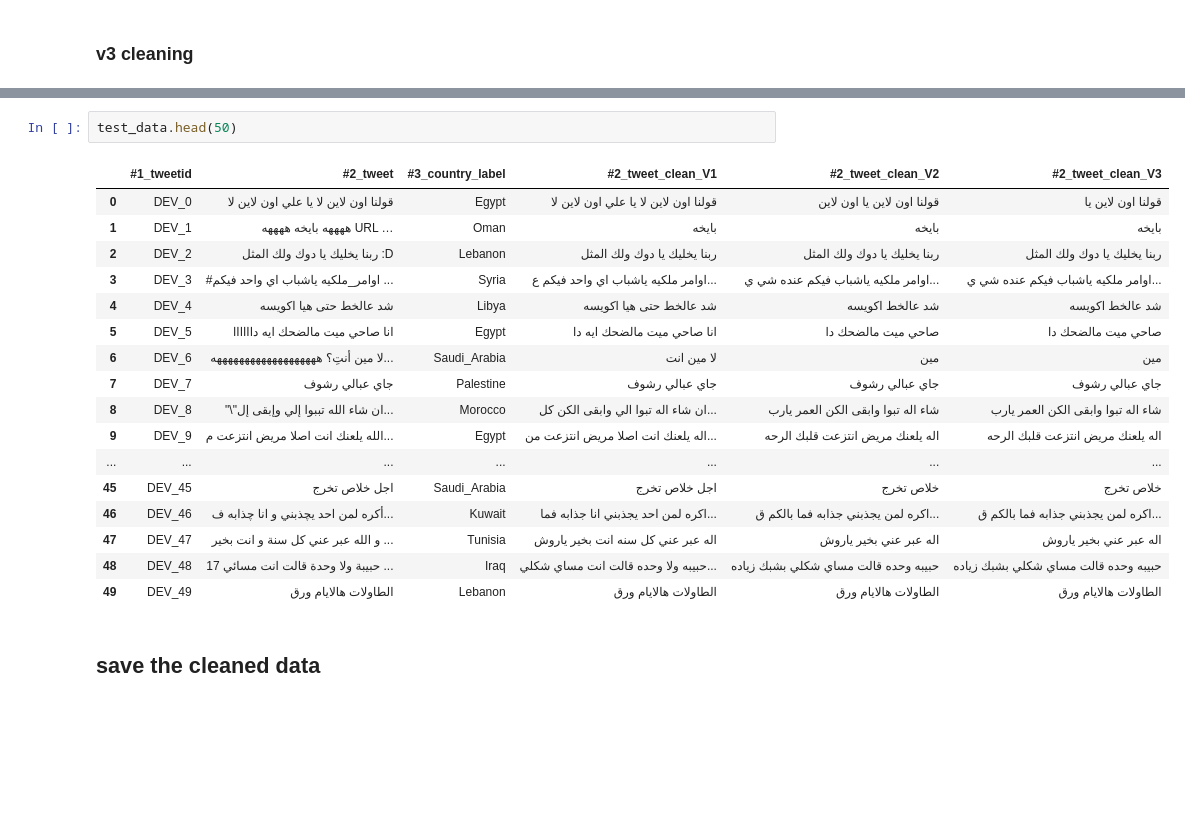
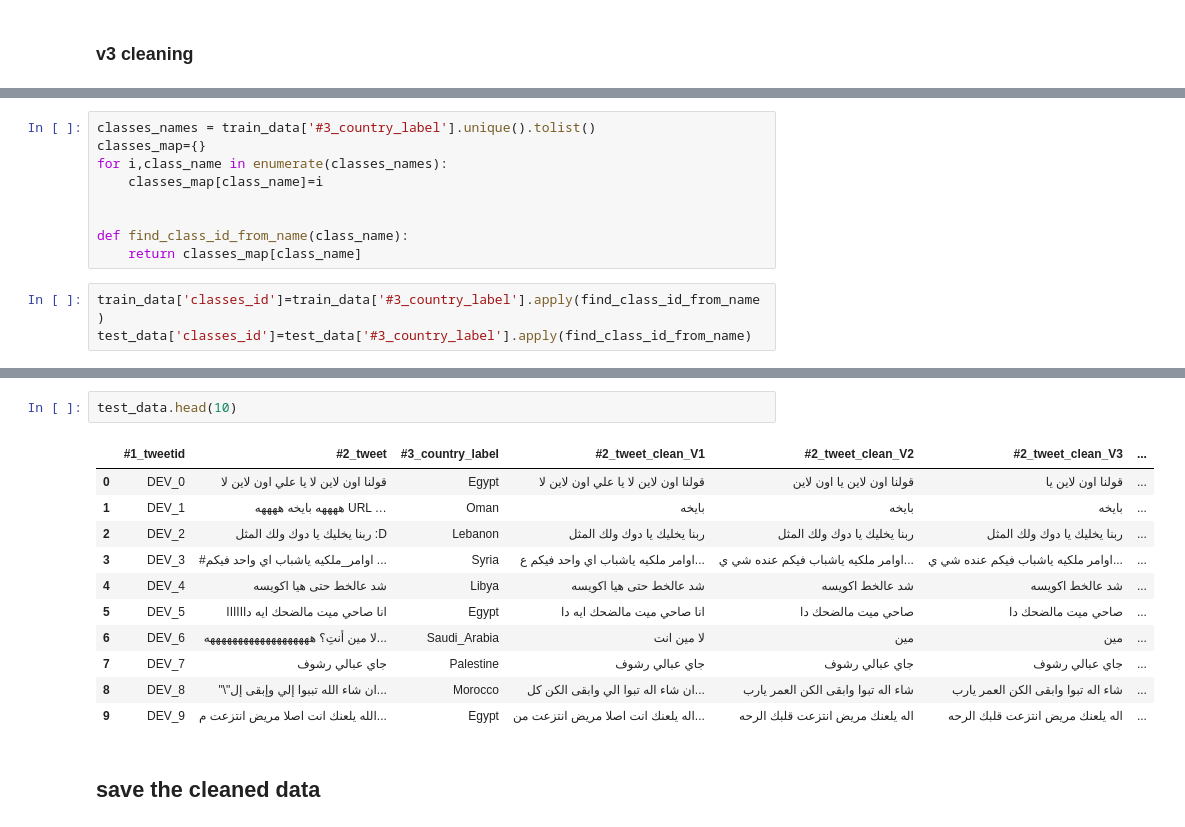
Before and after one commit to OmarSayedMostafa/Nuanced-Arabic-Dialect-Identification, a Jupyter notebook: DataCleaning.ipynb, the cells around one changed output, grey strips where cells are left out. Saved outputs shown, nothing was run; the diff lists cells and outputs as text; blank space fills up the shorter version.

```diff
--- a/DataCleaning.ipynb
+++ b/DataCleaning.ipynb
@@ -166 +198,13 @@ words removed:  0
+# %%
+classes_names = train_data['#3_country_label'].unique().tolist()
+classes_map={}
+for i,class_name in enumerate(classes_names):
+    classes_map[class_name]=i
+
+
+def find_class_id_from_name(class_name):
+    return classes_map[class_name]
+# %%
+train_data['classes_id']=train_data['#3_country_label'].apply(find_class_id_from_name)
+test_data['classes_id']=test_data['#3_country_label'].apply(find_class_id_from_name)
 # %%
@@ -186,23 +224,17 @@ train_data.head(50)
 # %%
-test_data.head(50)
+test_data.head(10)
 # %% [output]
-|  | #1_tweetid | #2_tweet | #3_country_label | #2_tweet_clean_V1 | #2_tweet_clean_V2 | #2_tweet_clean_V3 |
-| 0 | DEV_0 | قولنا اون لاين لا يا علي اون لاين لا | Egypt | قولنا اون لاين لا يا علي اون لاين لا | قولنا اون لاين يا اون لاين | قولنا اون لاين يا |
-| 1 | DEV_1 | ههههه بايخه ههههه URL … | Oman | بايخه | بايخه | بايخه |
-| 2 | DEV_2 | ربنا يخليك يا دوك ولك المثل :D | Lebanon | ربنا يخليك يا دوك ولك المثل | ربنا يخليك يا دوك ولك المثل | ربنا يخليك يا دوك ولك المثل |
-| 3 | DEV_3 | #اوامر_ملكيه ياشباب اي واحد فيكم ... | Syria | اوامر ملكيه ياشباب اي واحد فيكم ع... | اوامر ملكيه ياشباب فيكم عنده شي ي... | اوامر ملكيه ياشباب فيكم عنده شي ي... |
-| 4 | DEV_4 | شد عالخط حتى هيا اكويسه | Libya | شد عالخط حتى هيا اكويسه | شد عالخط اكويسه | شد عالخط اكويسه |
-| 5 | DEV_5 | انا صاحي ميت مالضحك ايه داااااا | Egypt | انا صاحي ميت مالضحك ايه دا | صاحي ميت مالضحك دا | صاحي ميت مالضحك دا |
-| 6 | DEV_6 | لا مين أنتِ؟ هههههههههههههههههههه... | Saudi_Arabia | لا مين انت | مين | مين |
-| 7 | DEV_7 | جاي عبالي رشوف | Palestine | جاي عبالي رشوف | جاي عبالي رشوف | جاي عبالي رشوف |
-| 8 | DEV_8 | "\"ان شاء الله تببوا إلي وإبقى إل... | Morocco | ان شاء اله تبوا الي وابقى الكن كل... | شاء اله تبوا وابقى الكن العمر يارب | شاء اله تبوا وابقى الكن العمر يارب |
-| 9 | DEV_9 | الله يلعنك انت اصلا مريض انتزعت م... | Egypt | اله يلعنك انت اصلا مريض انتزعت من... | اله يلعنك مريض انتزعت قلبك الرحه | اله يلعنك مريض انتزعت قلبك الرحه |
-| ... | ... | ... | ... | ... | ... | ... |
-| 45 | DEV_45 | اجل خلاص تخرج | Saudi_Arabia | اجل خلاص تخرج | خلاص تخرج | خلاص تخرج |
-| 46 | DEV_46 | أكره لمن احد يچذبني و انا چذابه ف... | Kuwait | اكره لمن احد يجذبني انا جذابه فما... | اكره لمن يجذبني جذابه فما بالكم ق... | اكره لمن يجذبني جذابه فما بالكم ق... |
-| 47 | DEV_47 | و الله عبر عني كل سنة و انت بخير ... | Tunisia | اله عبر عني كل سنه انت بخير ياروش | اله عبر عني بخير ياروش | اله عبر عني بخير ياروش |
-| 48 | DEV_48 | 17 حبيبة ولا وحدة قالت انت مسائي ... | Iraq | حبيبه ولا وحده قالت انت مساي شكلي... | حبيبه وحده قالت مساي شكلي بشبك زياده | حبيبه وحده قالت مساي شكلي بشبك زياده |
-| 49 | DEV_49 | الطاولات هالايام ورق | Lebanon | الطاولات هالايام ورق | الطاولات هالايام ورق | الطاولات هالايام ورق |
+|  | #1_tweetid | #2_tweet | #3_country_label | #2_tweet_clean_V1 | #2_tweet_clean_V2 | #2_tweet_clean_V3 | ... |
+| 0 | DEV_0 | قولنا اون لاين لا يا علي اون لاين لا | Egypt | قولنا اون لاين لا يا علي اون لاين لا | قولنا اون لاين يا اون لاين | قولنا اون لاين يا | ... |
+| 1 | DEV_1 | ههههه بايخه ههههه URL … | Oman | بايخه | بايخه | بايخه | ... |
+| 2 | DEV_2 | ربنا يخليك يا دوك ولك المثل :D | Lebanon | ربنا يخليك يا دوك ولك المثل | ربنا يخليك يا دوك ولك المثل | ربنا يخليك يا دوك ولك المثل | ... |
+| 3 | DEV_3 | #اوامر_ملكيه ياشباب اي واحد فيكم ... | Syria | اوامر ملكيه ياشباب اي واحد فيكم ع... | اوامر ملكيه ياشباب فيكم عنده شي ي... | اوامر ملكيه ياشباب فيكم عنده شي ي... | ... |
+| 4 | DEV_4 | شد عالخط حتى هيا اكويسه | Libya | شد عالخط حتى هيا اكويسه | شد عالخط اكويسه | شد عالخط اكويسه | ... |
+| 5 | DEV_5 | انا صاحي ميت مالضحك ايه داااااا | Egypt | انا صاحي ميت مالضحك ايه دا | صاحي ميت مالضحك دا | صاحي ميت مالضحك دا | ... |
+| 6 | DEV_6 | لا مين أنتِ؟ هههههههههههههههههههه... | Saudi_Arabia | لا مين انت | مين | مين | ... |
+| 7 | DEV_7 | جاي عبالي رشوف | Palestine | جاي عبالي رشوف | جاي عبالي رشوف | جاي عبالي رشوف | ... |
+| 8 | DEV_8 | "\"ان شاء الله تببوا إلي وإبقى إل... | Morocco | ان شاء اله تبوا الي وابقى الكن كل... | شاء اله تبوا وابقى الكن العمر يارب | شاء اله تبوا وابقى الكن العمر يارب | ... |
+| 9 | DEV_9 | الله يلعنك انت اصلا مريض انتزعت م... | Egypt | اله يلعنك انت اصلا مريض انتزعت من... | اله يلعنك مريض انتزعت قلبك الرحه | اله يلعنك مريض انتزعت قلبك الرحه | ... |
 # %% [markdown]
 ## save the cleaned data
 # %%
```
Also changed, not shown: parts of 10 cells of this notebook, 5 other files.
